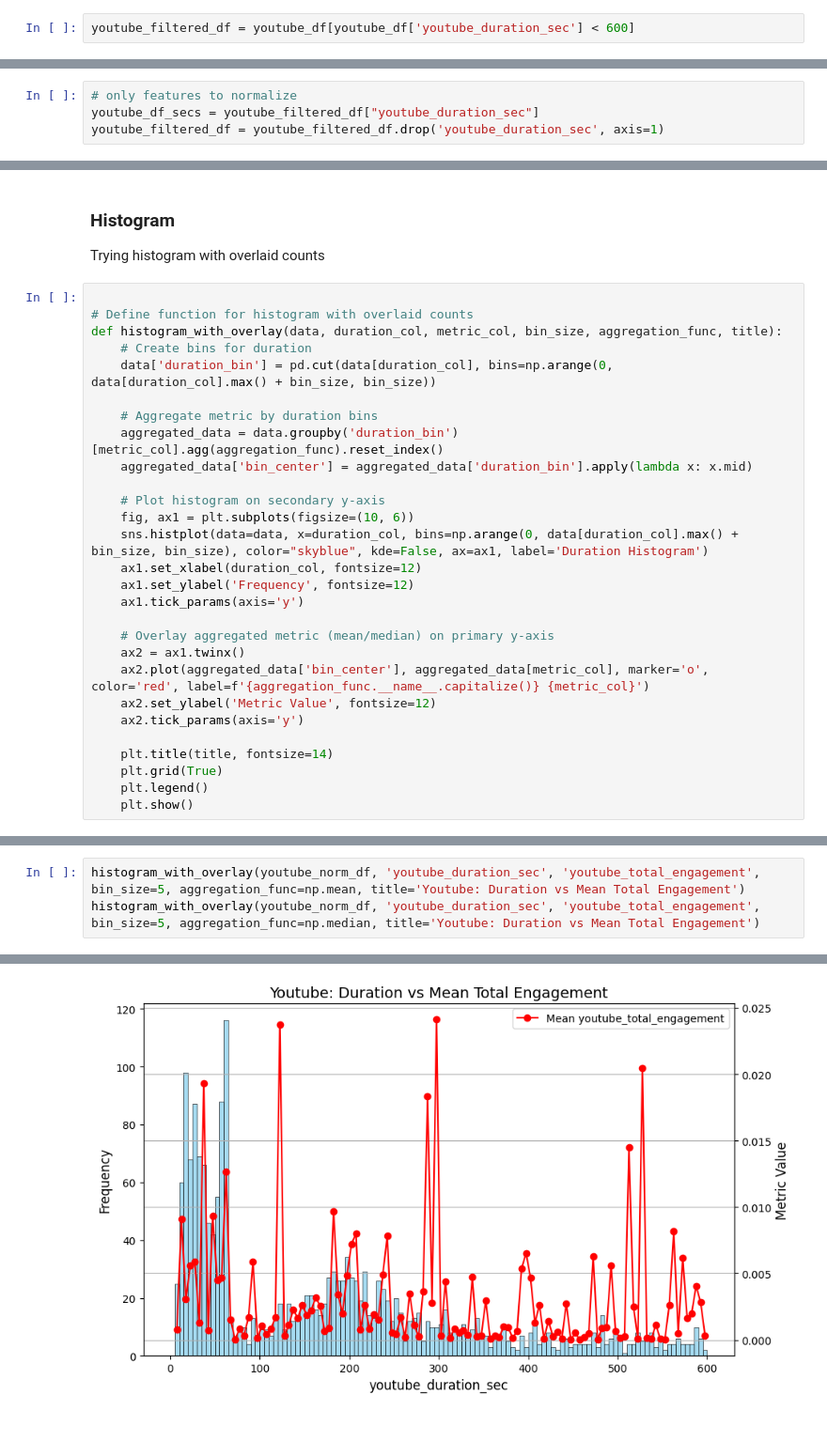
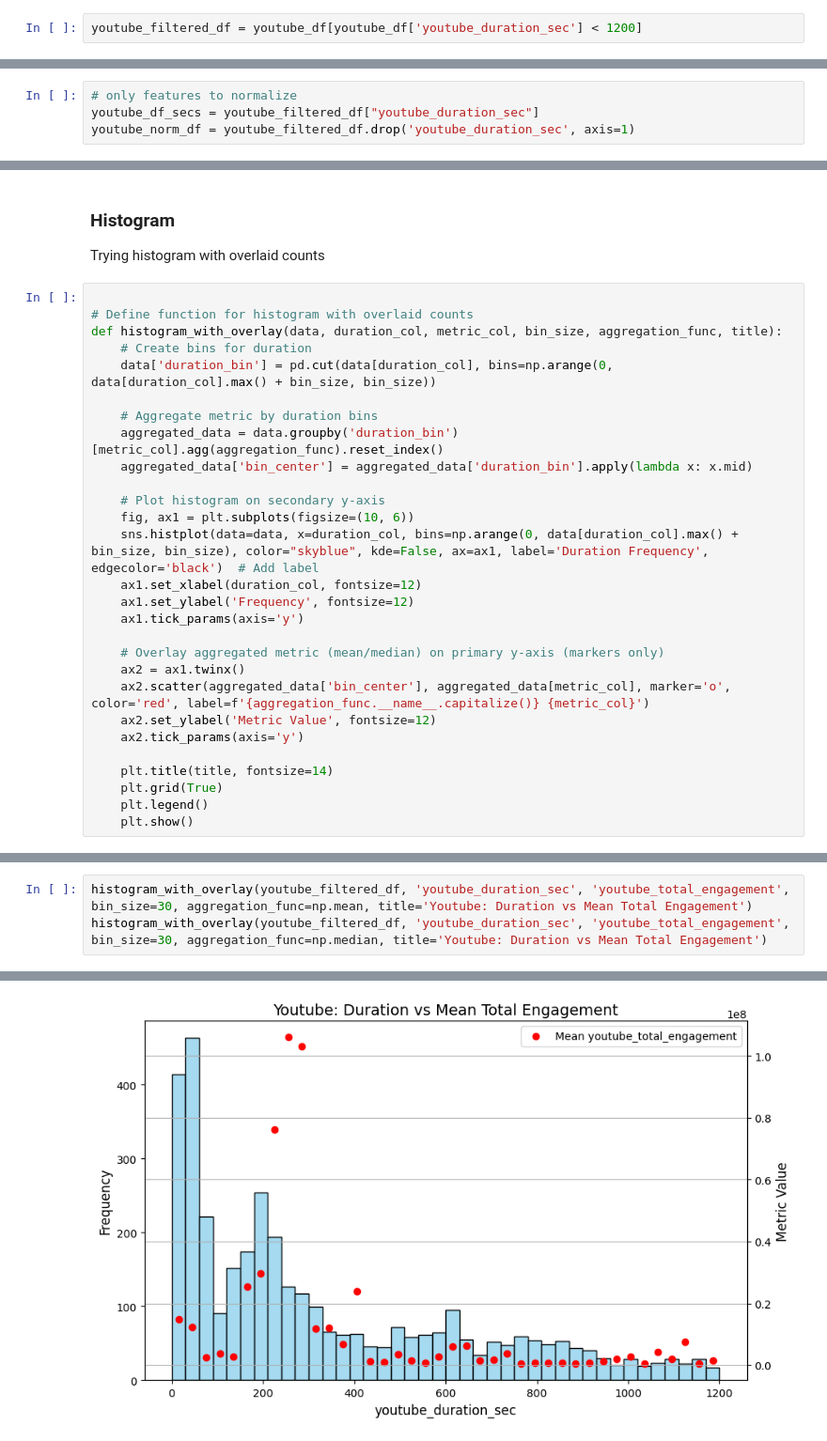
Before and after one commit to Takosaga/fall_24, a Jupyter notebook: big_data/coursework_assignment/3_dashboard.ipynb, the cells around one changed output, grey strips where cells are left out. Shown at 94% size. Drawn from its saved outputs; the diff is of its cells as text.

Commit message:
feat: decided to do histograms

```diff
--- a/big_data/coursework_assignment/3_dashboard.ipynb
+++ b/big_data/coursework_assignment/3_dashboard.ipynb
@@ -138,7 +138,7 @@ sns.histplot(data_to_plot, kde=True)
 # %% [markdown]
 Lets reduce duration to 10 mins 360 secs
 # %%
-youtube_filtered_df = youtube_df[youtube_df['youtube_duration_sec'] < 600]
+youtube_filtered_df = youtube_df[youtube_df['youtube_duration_sec'] < 1200]
 # %%
 data_to_plot = youtube_filtered_df['youtube_duration_sec']
 
@@ -200,7 +217,7 @@ tiktok_norm_df.head()
 # %%
 # only features to normalize
 youtube_df_secs = youtube_filtered_df["youtube_duration_sec"]
-youtube_filtered_df = youtube_filtered_df.drop('youtube_duration_sec', axis=1)
+youtube_norm_df = youtube_filtered_df.drop('youtube_duration_sec', axis=1)
 # %%
 # df with normalized values
 youtube_norm_df = scaler.fit_transform(youtube_filtered_df)
@@ -261,14 +287,14 @@ def histogram_with_overlay(data, duration_col, metric_col, bin_size, aggregation
 
     # Plot histogram on secondary y-axis
     fig, ax1 = plt.subplots(figsize=(10, 6))
-    sns.histplot(data=data, x=duration_col, bins=np.arange(0, data[duration_col].max() + bin_size, bin_size), color="skyblue", kde=False, ax=ax1, label='Duration Histogram')
+    sns.histplot(data=data, x=duration_col, bins=np.arange(0, data[duration_col].max() + bin_size, bin_size), color="skyblue", kde=False, ax=ax1, label='Duration Frequency', edgecolor='black')  # Add label
     ax1.set_xlabel(duration_col, fontsize=12)
     ax1.set_ylabel('Frequency', fontsize=12)
     ax1.tick_params(axis='y')
 
-    # Overlay aggregated metric (mean/median) on primary y-axis
+    # Overlay aggregated metric (mean/median) on primary y-axis (markers only)
     ax2 = ax1.twinx()
-    ax2.plot(aggregated_data['bin_center'], aggregated_data[metric_col], marker='o', color='red', label=f'{aggregation_func.__name__.capitalize()} {metric_col}')
+    ax2.scatter(aggregated_data['bin_center'], aggregated_data[metric_col], marker='o', color='red', label=f'{aggregation_func.__name__.capitalize()} {metric_col}')
     ax2.set_ylabel('Metric Value', fontsize=12)
     ax2.tick_params(axis='y')
 
@@ -285,4 +311,4 @@ histogram_with_overlay(tiktok_norm_df, 'tiktok_duration_sec', 'tiktok_total_enga
 # %%
-histogram_with_overlay(youtube_norm_df, 'youtube_duration_sec', 'youtube_total_engagement', bin_size=5, aggregation_func=np.mean, title='Youtube: Duration vs Mean Total Engagement')
-histogram_with_overlay(youtube_norm_df, 'youtube_duration_sec', 'youtube_total_engagement', bin_size=5, aggregation_func=np.median, title='Youtube: Duration vs Mean Total Engagement')
+histogram_with_overlay(youtube_filtered_df, 'youtube_duration_sec', 'youtube_total_engagement', bin_size=30, aggregation_func=np.mean, title='Youtube: Duration vs Mean Total Engagement')
+histogram_with_overlay(youtube_filtered_df, 'youtube_duration_sec', 'youtube_total_engagement', bin_size=30, aggregation_func=np.median, title='Youtube: Duration vs Mean Total Engagement')
 # %% [output]
@@ -289 +320 @@ histogram_with_overlay(youtube_norm_df, 'youtube_duration_sec', 'youtube_total_e
-[figure, old version]
+[figure, new version]
```
Also changed, not shown: parts of 22 cells of this notebook.
